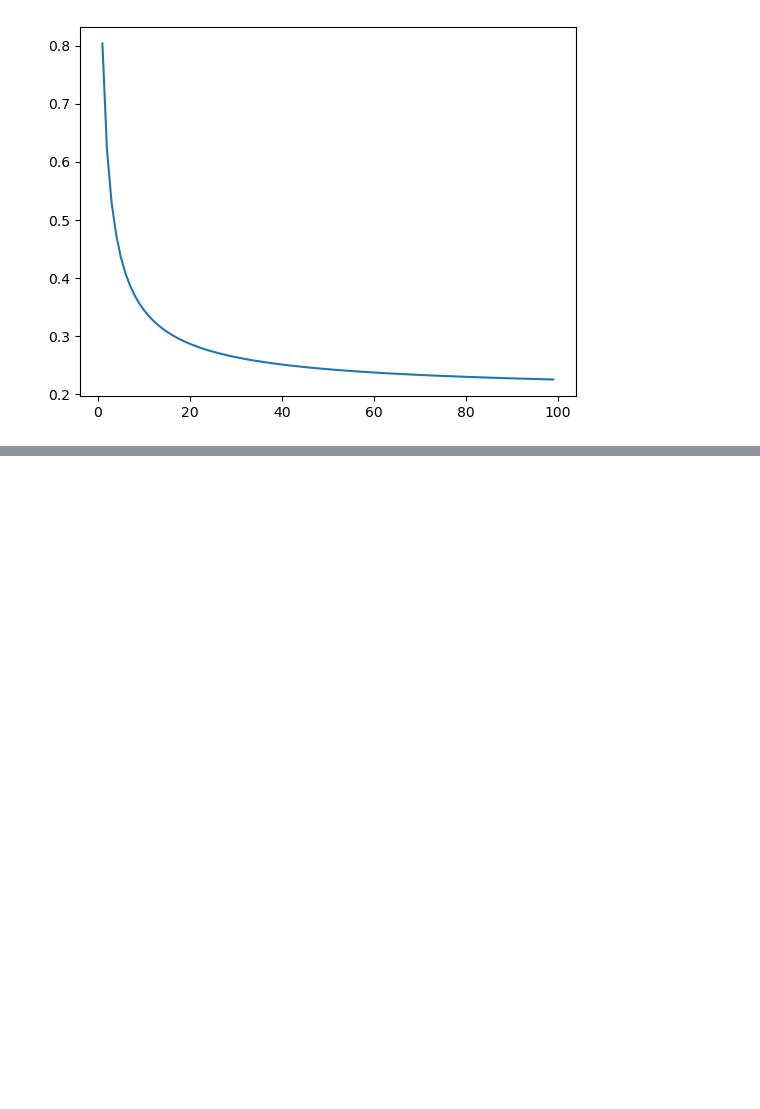
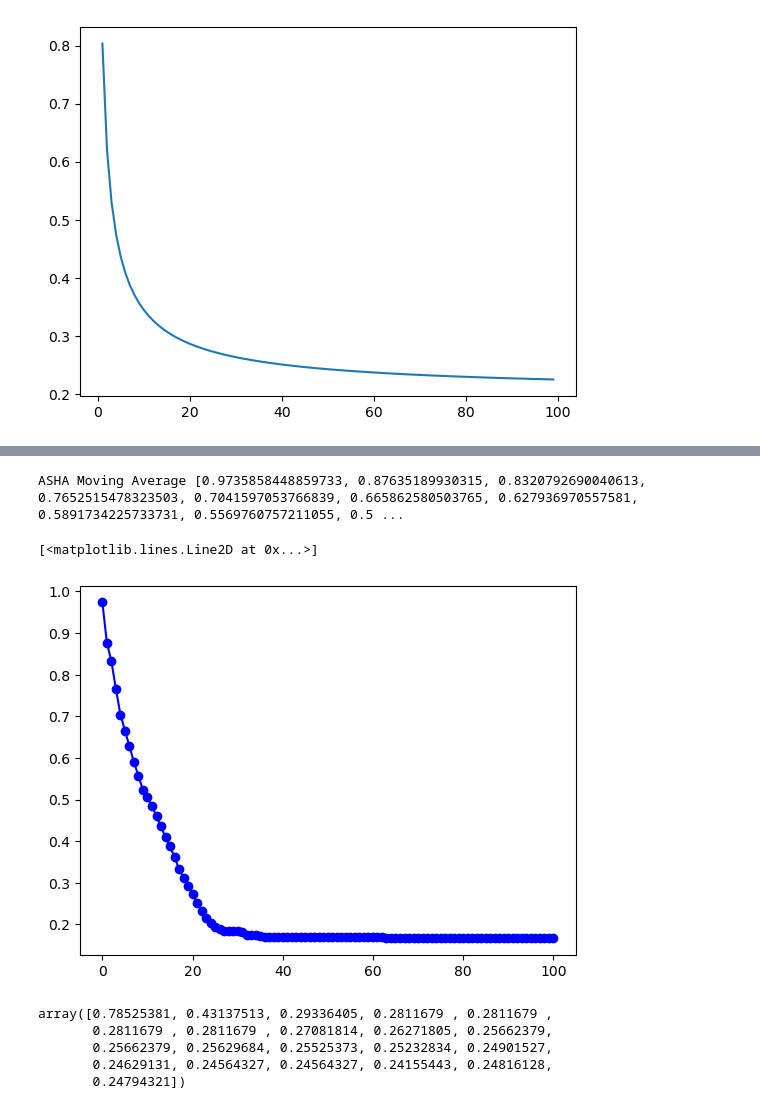
Before and after one commit to aakamishra/phoss, a Jupyter notebook: simulator/viz.ipynb, the cells around one changed output, grey strips where cells are left out. Drawn from its saved outputs; the diff is of its cells as text; code cells hidden in the pictures; blank space fills up the shorter version.

```diff
--- a/simulator/viz.ipynb
+++ b/simulator/viz.ipynb
@@ -169,0 +183,45 @@ plt.plot(t, loss)
+# %%
+total = exp_obj.total_data_file.timestamp.max() - exp_obj.total_data_file.timestamp.min()
+bins = 100
+bin_value = total / bins
+# %%
+NUM_MINS = 5
+SECONDS_PER_MINUTE = 60
+
+TIME_BIN = NUM_MINS * SECONDS_PER_MINUTE
+
+def time_processing_column(df, start_time, bin_value):
+    df["time_interval"] = ((df['timestamp'] - start_time)/(bin_value)).astype(int)
+    return df
+# %%
+start_time = exp_obj.total_data_file.timestamp.min()
+joint_asha_logs = time_processing_column(exp_obj.total_data_file, start_time, bin_value)
+# %%
+# group by the trial id and the time interval the trial was conducted in, then get the last trained epoch (min)
+asha_time_log = joint_asha_logs.groupby(['time_interval', 'trial_id']).min()
+
+# list to save moving average over time
+asha_top10_test_loss_moving_avg = []
+
+# find max time amount
+asha_max_time_interval = max(joint_asha_logs['time_interval'])
+
+# reset the index to get back the labels for the group by columns
+reset_asha_time_log = asha_time_log.reset_index()
+for i in range(0, asha_max_time_interval+1):
+    # for each time interval subset the qualifying configurations
+    subset_array = reset_asha_time_log[reset_asha_time_log["time_interval"] <= i]["loss"].values
+    # sort the values from smallest to largest for the test loss values
+    sorted_subset_array = np.sort(subset_array)
+    # get the average of the top 10 values
+    top10_avg = np.mean(sorted_subset_array[:8])
+    asha_top10_test_loss_moving_avg.append(top10_avg)
+print("ASHA Moving Average", asha_top10_test_loss_moving_avg)
+# %% [output]
+ASHA Moving Average [0.9735858448859733, 0.87635189930315, 0.8320792690040613, 0.7652515478323503, 0.7041597053766839, 0.665862580503765, 0.627936970557581, 0.5891734225733731, 0.5569760757211055, 0.5 ...
+# %%
+time_range = np.arange(0, 101)
+plt.plot(time_range, asha_top10_test_loss_moving_avg, "-o", color="b", label="ASHA")
+# %% [output]
+[<matplotlib.lines.Line2D at 0x...>]
+[figure, added]
@@ -169,0 +240,8 @@ plt.plot(t, loss)
+# %%
+_average_non_matching_lists(lists)
+# %% [output]
+array([0.78525381, 0.43137513, 0.29336405, 0.2811679 , 0.2811679 ,
+       0.2811679 , 0.2811679 , 0.27081814, 0.26271805, 0.25662379,
+       0.25662379, 0.25629684, 0.25525373, 0.25232834, 0.24901527,
+       0.24629131, 0.24564327, 0.24564327, 0.24155443, 0.24816128,
+       0.24794321])
```
Also changed, not shown: parts of 4 cells of this notebook, 12 other files.
